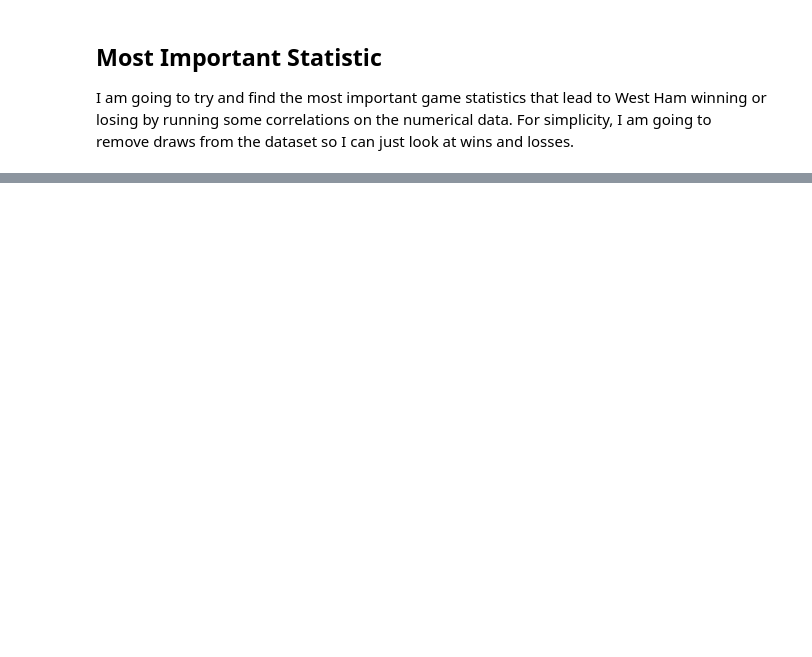
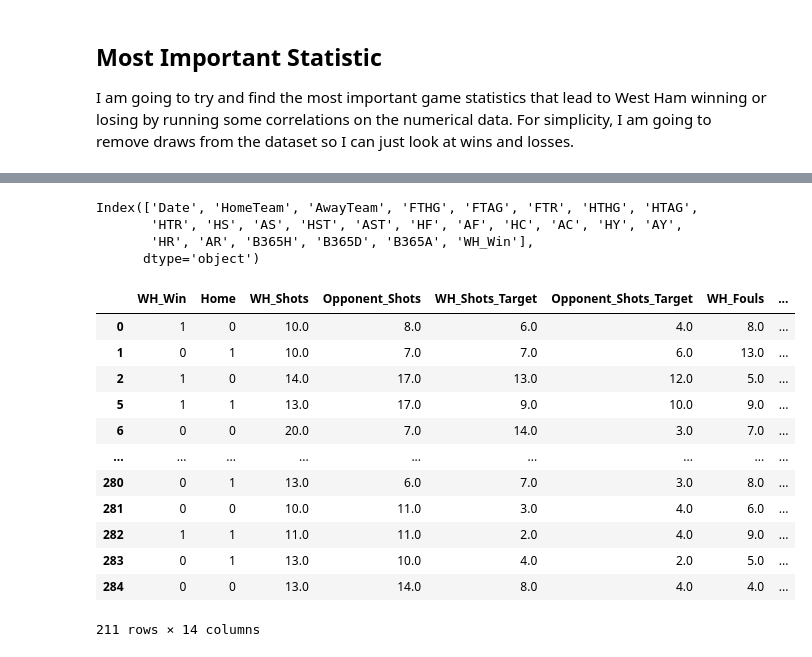
Before and after one commit to saegerhawkin/Premier-League-Analysis, a Jupyter notebook: premier_league_analysis.ipynb, the cells around one changed output, grey strips where cells are left out. Saved outputs shown, nothing was run; the diff lists cells and outputs as text; code cells hidden in the pictures; blank space fills up the shorter version.

```diff
--- a/premier_league_analysis.ipynb
+++ b/premier_league_analysis.ipynb
@@ -243,8 +264,9 @@ plt.show()
 ## Most Important Statistic ##
 I am going to try and find the most important game statistics that lead to West Ham winning or losing by running some correlations on the numerical data. For simplicity, I am going to remove draws from the dataset so I can just look at wins and losses.
 # %%
-# Remove draws
-df_results = df[df['FTR']!='D']
+# Create a copy and remove draws
+df_results = df.copy()
+df_results = df_results[df_results['FTR']!='D']
 
 #Initialize empty list for new column.
 WH_win = []
@@ -312,0 +298,49 @@ pandas.core.series.Series
+# %%
+# show all columns so I can choose what to remove
+df_results.columns
+# %% [output]
+Index(['Date', 'HomeTeam', 'AwayTeam', 'FTHG', 'FTAG', 'FTR', 'HTHG', 'HTAG',
+       'HTR', 'HS', 'AS', 'HST', 'AST', 'HF', 'AF', 'HC', 'AC', 'HY', 'AY',
+       'HR', 'AR', 'B365H', 'B365D', 'B365A', 'WH_Win'],
+      dtype='object')
+# %%
+# create a home true false column
+df_results['Home'] = np.where(df_results['HomeTeam']=='West Ham', 0, 1)
+# create West Ham and opponent columns
+#shots
+df_results['WH_Shots'] = np.where(df_results['Home']==1, df_results['HS'], df_results['AS'])
+df_results['Opponent_Shots'] = np.where(df_results['Home']==0, df_results['HS'], df_results['AS'])
+# shots on target
+df_results['WH_Shots_Target'] = np.where(df_results['Home']==1, df_results['HST'], df_results['AST'])
+df_results['Opponent_Shots_Target'] = np.where(df_results['Home']==0, df_results['HST'], df_results['AST'])
+# fouls
+df_results['WH_Fouls'] = np.where(df_results['Home']==1, df_results['HF'], df_results['AF'])
+df_results['Opponent_Fouls'] = np.where(df_results['Home']==0, df_results['HF'], df_results['AF'])
+# corners
+df_results['WH_Corners'] = np.where(df_results['Home']==1, df_results['HC'], df_results['AC'])
+df_results['Opponent_Corners'] = np.where(df_results['Home']==0, df_results['HC'], df_results['AC'])
+# yellow cards
+df_results['WH_Yellows'] = np.where(df_results['Home']==1, df_results['HY'], df_results['AY'])
+df_results['Opponent_Yellows'] = np.where(df_results['Home']==0, df_results['HY'], df_results['AY'])
+#red cards
+df_results['WH_Reds'] = np.where(df_results['Home']==1, df_results['HR'], df_results['AR'])
+df_results['Opponent_Reds'] = np.where(df_results['Home']==0, df_results['HR'], df_results['AR'])
+
+# drop columns
+df_results.drop(columns=['HTHG', 'HTAG','FTHG','FTAG', 'B365H', 'B365D','B365A', 'HTR', 'FTR', 'Date', 'HomeTeam', 'AwayTeam', 'AS','HS',
+                        'HST','AST','HF','AF','HC','AC','AY','HY','HR','AR'], axis=1, inplace=True)
+df_results
+# %% [output]
+|  | WH_Win | Home | WH_Shots | Opponent_Shots | WH_Shots_Target | Opponent_Shots_Target | WH_Fouls | ... |
+| 0 | 1 | 0 | 10.0 | 8.0 | 6.0 | 4.0 | 8.0 | ... |
+| 1 | 0 | 1 | 10.0 | 7.0 | 7.0 | 6.0 | 13.0 | ... |
+| 2 | 1 | 0 | 14.0 | 17.0 | 13.0 | 12.0 | 5.0 | ... |
+| 5 | 1 | 1 | 13.0 | 17.0 | 9.0 | 10.0 | 9.0 | ... |
+| 6 | 0 | 0 | 20.0 | 7.0 | 14.0 | 3.0 | 7.0 | ... |
+| ... | ... | ... | ... | ... | ... | ... | ... | ... |
+| 280 | 0 | 1 | 13.0 | 6.0 | 7.0 | 3.0 | 8.0 | ... |
+| 281 | 0 | 0 | 10.0 | 11.0 | 3.0 | 4.0 | 6.0 | ... |
+| 282 | 1 | 1 | 11.0 | 11.0 | 2.0 | 4.0 | 9.0 | ... |
+| 283 | 0 | 1 | 13.0 | 10.0 | 4.0 | 2.0 | 5.0 | ... |
+| 284 | 0 | 0 | 13.0 | 14.0 | 8.0 | 4.0 | 4.0 | ... |
+211 rows × 14 columns
```
Also changed, not shown: parts of 15 cells of this notebook.
